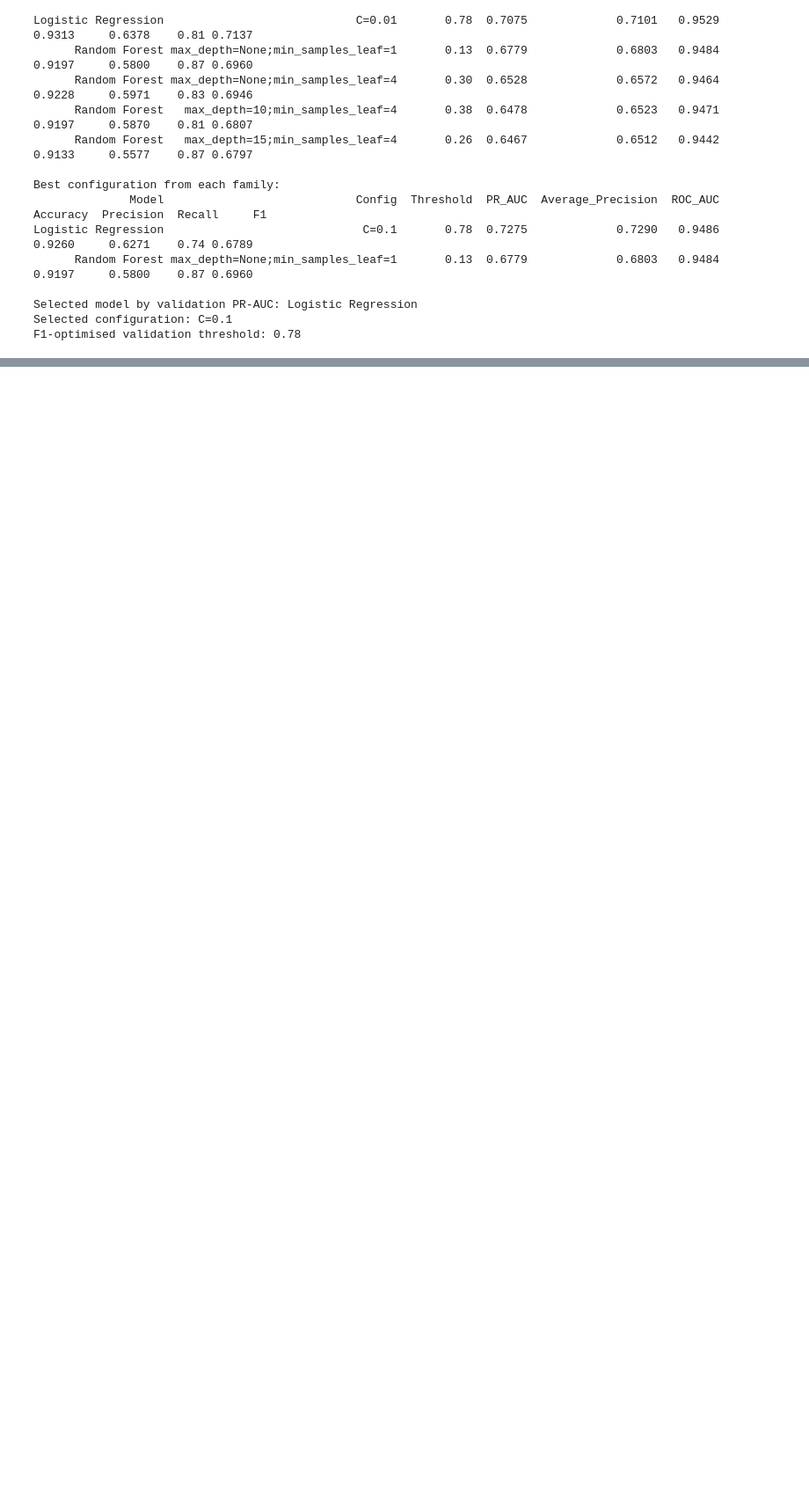
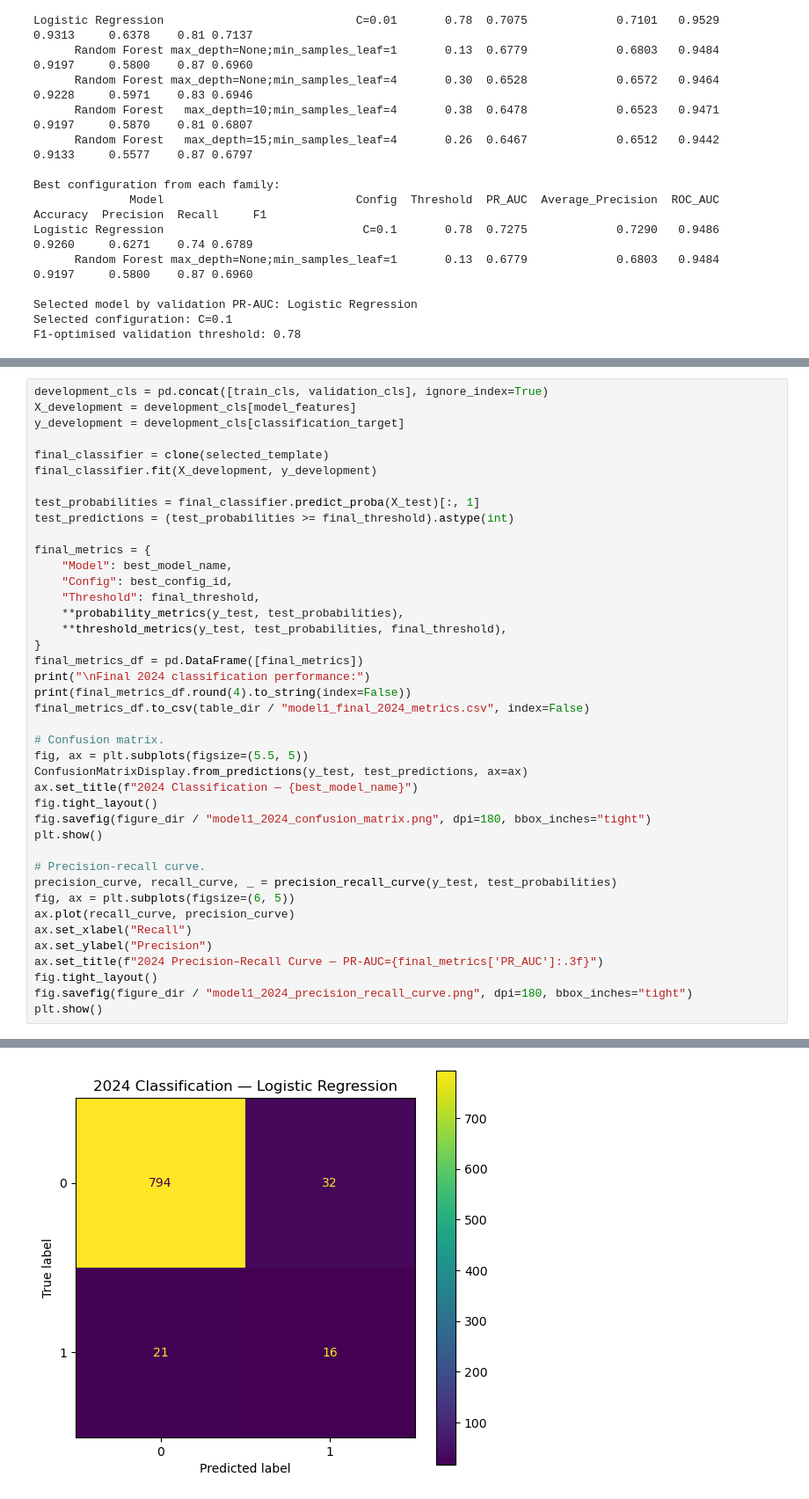
Before and after one commit to Dan5-Theme2/PRT661---DATA-SCIENCE-PRACTICE---Dan5---Theme2, a Jupyter notebook: Source code/Lihini Model 1 Classification.ipynb, the cells around one changed output, grey strips where cells are left out. Shown at 88% size. Saved outputs shown, nothing was run; the diff lists cells and outputs as text; blank space fills up the shorter version.

Commit message:
Model 1: save outputs

```diff
--- a/Source code/Lihini Model 1 Classification.ipynb
+++ b/Source code/Lihini Model 1 Classification.ipynb
@@ -301,0 +304,42 @@ F1-optimised validation threshold: 0.78
+# %%
+development_cls = pd.concat([train_cls, validation_cls], ignore_index=True)
+X_development = development_cls[model_features]
+y_development = development_cls[classification_target]
+
+final_classifier = clone(selected_template)
+final_classifier.fit(X_development, y_development)
+
+test_probabilities = final_classifier.predict_proba(X_test)[:, 1]
+test_predictions = (test_probabilities >= final_threshold).astype(int)
+
+final_metrics = {
+    "Model": best_model_name,
+    "Config": best_config_id,
+    "Threshold": final_threshold,
+    **probability_metrics(y_test, test_probabilities),
+    **threshold_metrics(y_test, test_probabilities, final_threshold),
+}
+final_metrics_df = pd.DataFrame([final_metrics])
+print("\nFinal 2024 classification performance:")
+print(final_metrics_df.round(4).to_string(index=False))
+final_metrics_df.to_csv(table_dir / "model1_final_2024_metrics.csv", index=False)
+
+# Confusion matrix.
+fig, ax = plt.subplots(figsize=(5.5, 5))
+ConfusionMatrixDisplay.from_predictions(y_test, test_predictions, ax=ax)
+ax.set_title(f"2024 Classification — {best_model_name}")
+fig.tight_layout()
+fig.savefig(figure_dir / "model1_2024_confusion_matrix.png", dpi=180, bbox_inches="tight")
+plt.show()
+
+# Precision-recall curve.
+precision_curve, recall_curve, _ = precision_recall_curve(y_test, test_probabilities)
+fig, ax = plt.subplots(figsize=(6, 5))
+ax.plot(recall_curve, precision_curve)
+ax.set_xlabel("Recall")
+ax.set_ylabel("Precision")
+ax.set_title(f"2024 Precision–Recall Curve — PR-AUC={final_metrics['PR_AUC']:.3f}")
+fig.tight_layout()
+fig.savefig(figure_dir / "model1_2024_precision_recall_curve.png", dpi=180, bbox_inches="tight")
+plt.show()
+# %% [output]
@@ -301,0 +349 @@ F1-optimised validation threshold: 0.78
+[figure, added]
```
Also changed, not shown: parts of 3 cells of this notebook.
